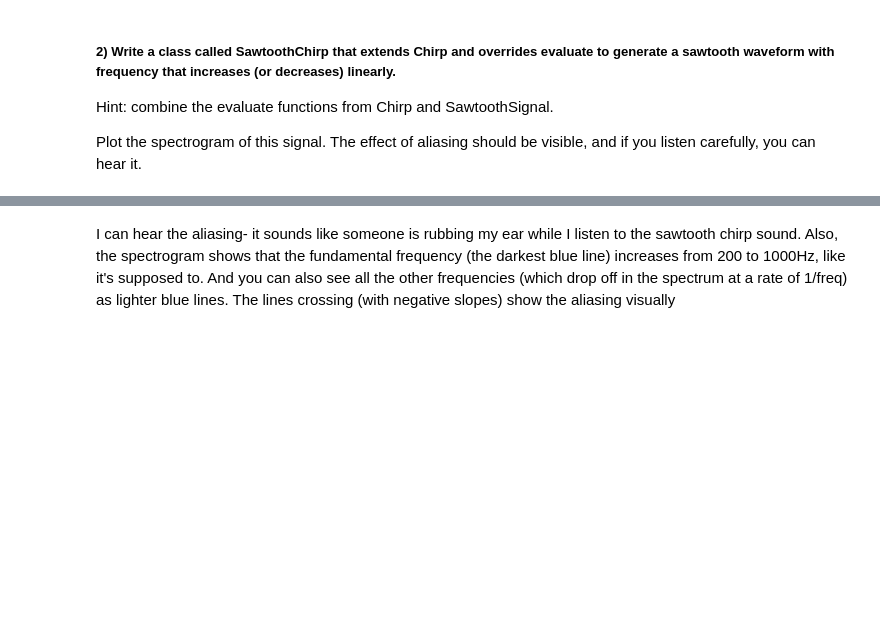
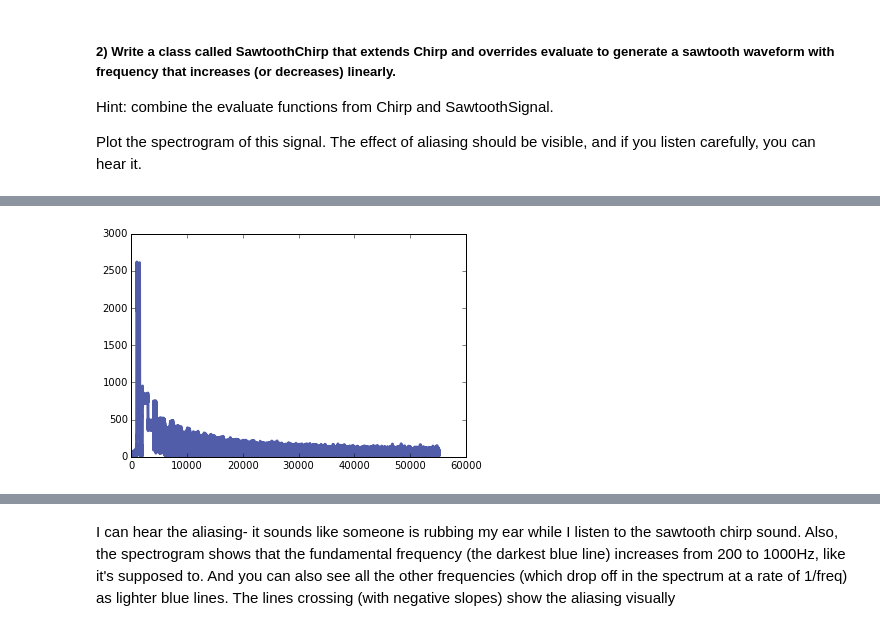
Before and after one commit to ndhanushkodi/ThinkDSP, a Jupyter notebook: code/ps02.ipynb, the cells around one changed output, grey strips where cells are left out. Drawn from its saved outputs; the diff is of its cells as text; code cells hidden in the pictures; blank space fills up the shorter version.

```diff
--- a/code/ps02.ipynb
+++ b/code/ps02.ipynb
@@ -98,3 +98,7 @@ thinkplot.config(xlabel = 'time', ylabel = 'freq')
+# %%
+sawWave.make_spectrum().plot()
+# %% [output]
+[figure, added]
 # %%
 sawWave.make_audio()
 # %% [output]
```
Also changed, not shown: parts of 4 cells of this notebook, 1 other file.
